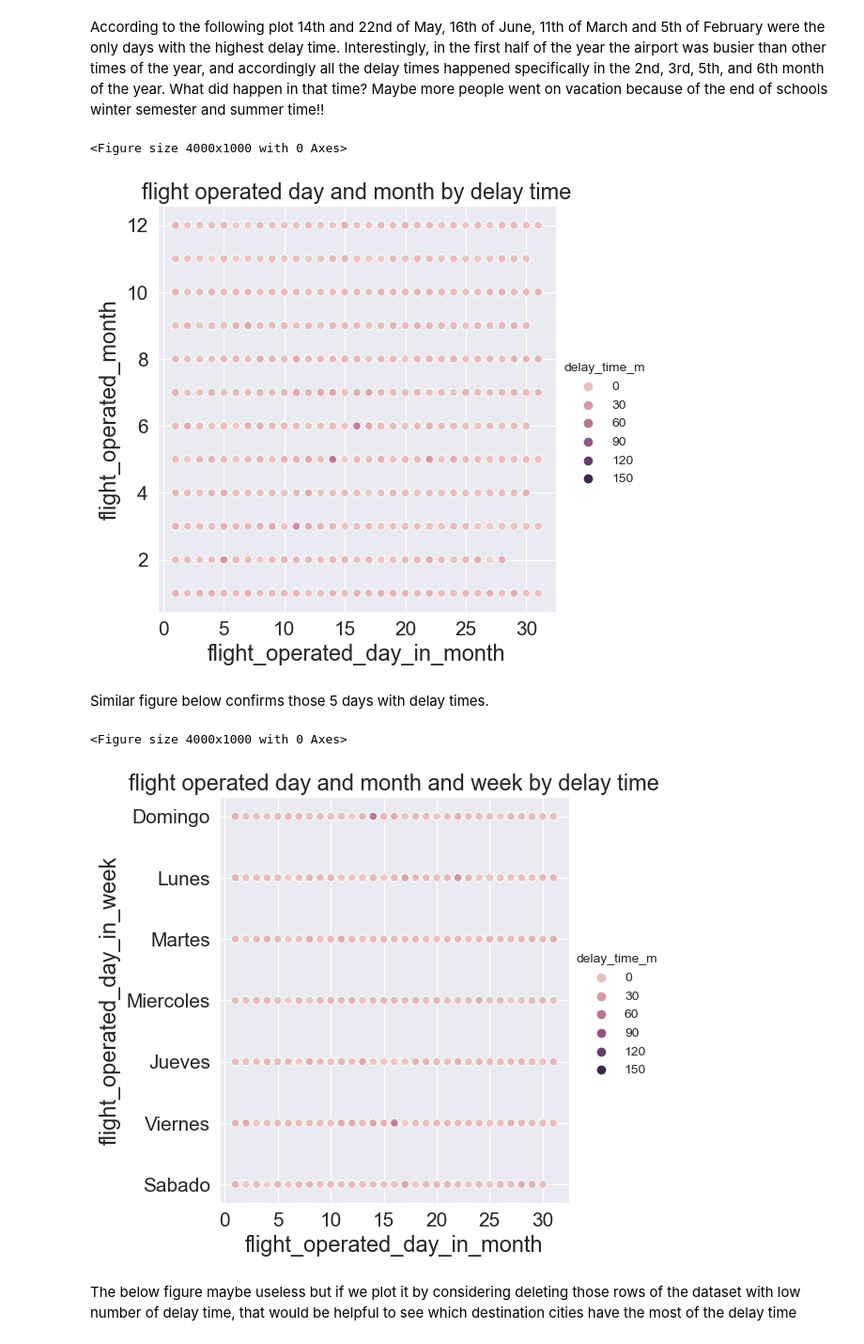
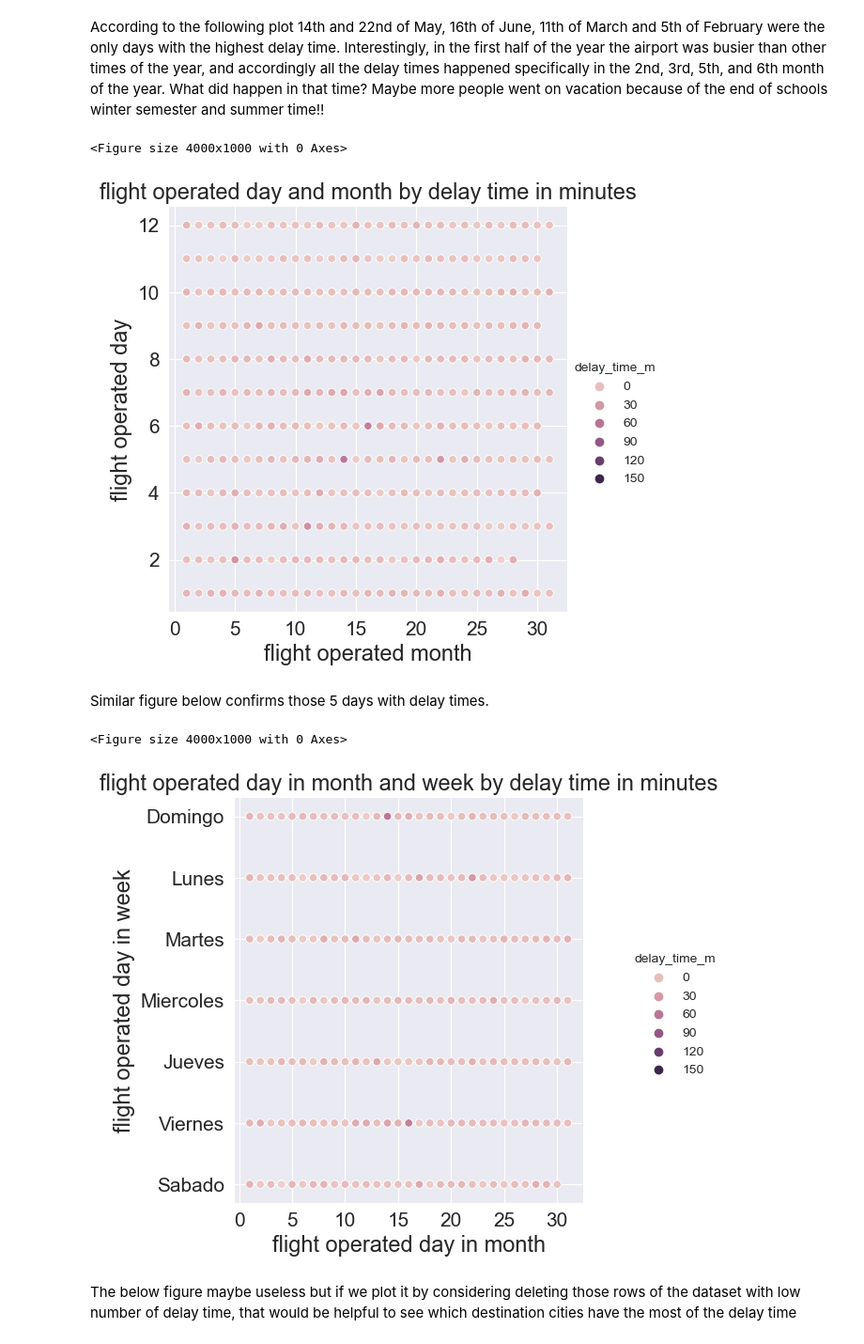
Before and after one commit to farhad-sadeghlo/LATAM_Airlines, a Jupyter notebook: solution.ipynb, the cells around one changed output. Shown at 94% size. Drawn from its saved outputs; the diff is of its cells as text; code cells hidden in the pictures.

```diff
--- a/solution.ipynb
+++ b/solution.ipynb
@@ -186,29 +186,29 @@ According to the following plot 14th and 22nd of May, 16th of June, 11th of Marc
 # %%
 plt.figure(figsize=(40,10))
 sns.relplot(df, x='fl_op_day_in_m', y='fl_op_mo', hue='delay_time_m')
-plt.title('flight operated day and month by delay time', fontsize=17)
-plt.xlabel('flight_operated_day_in_month', fontsize=17)
+plt.title('flight operated day and month by delay time in minutes', fontsize=17)
+plt.xlabel('flight operated month', fontsize=17)
 plt.xticks(fontsize=15)
-plt.ylabel('flight_operated_month', fontsize=17)
+plt.ylabel('flight operated day', fontsize=17)
 plt.yticks(fontsize=15)
 plt.show()
 # %% [output]
 <Figure size 4000x1000 with 0 Axes>
-[figure, old version]
+[figure, new version]
 # %% [markdown]
 Similar figure below confirms those 5 days with delay times.
 # %%
 plt.figure(figsize=(40,10))
 sns.relplot(df, x='fl_op_day_in_m', y='fl_op_day_in_w', hue='delay_time_m')
-plt.title('flight operated day and month and week by delay time', fontsize=17)
-plt.xlabel('flight_operated_day_in_month', fontsize=17)
+plt.title('flight operated day in month and week by delay time in minutes', fontsize=17)
+plt.xlabel('flight operated day in month', fontsize=17)
 plt.xticks(fontsize=15)
-plt.ylabel('flight_operated_day_in_week', fontsize=17)
+plt.ylabel('flight operated day in week', fontsize=17)
 plt.yticks(fontsize=15)
 plt.show()
 # %% [output]
 <Figure size 4000x1000 with 0 Axes>
-[figure, old version]
+[figure, new version]
 # %% [markdown]
 The below figure maybe useless but if we plot it by considering deleting those rows of the dataset with low number of delay time, that would be helpful to see which destination cities have the most of the delay time
 # %%
```
Also changed, not shown: parts of 14 cells of this notebook.
